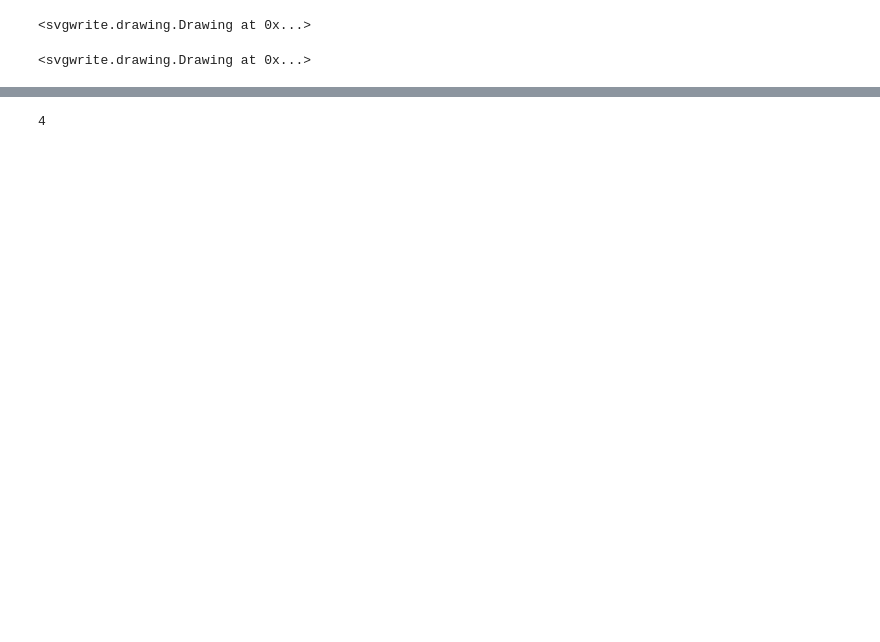
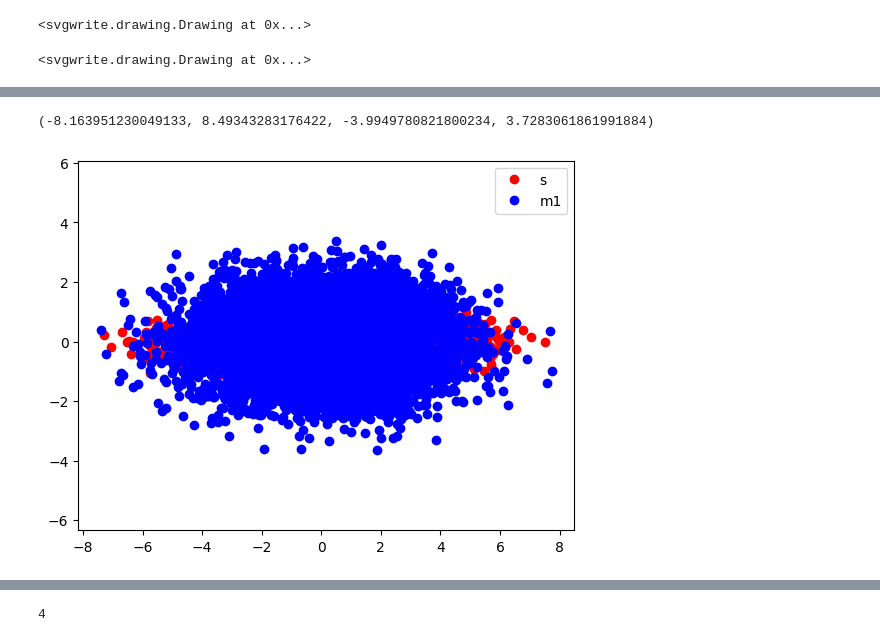
Before and after one commit to AmAmIyA-Q/CM-Model, a Jupyter notebook: CollisionModel_test.ipynb, the cells around one changed output, grey strips where cells are left out. Drawn from its saved outputs; the diff is of its cells as text; code cells hidden in the pictures; blank space fills up the shorter version.

```diff
--- a/CollisionModel_test.ipynb
+++ b/CollisionModel_test.ipynb
@@ -120,3 +126,14 @@ e_xp:  [[ 1.5402956  -0.9968549   1.3447788  ... -0.68585247  0.6836393
+# %%
+import matplotlib.pyplot as plt
+plt.plot(s_xj, m_xp[0], 'ro', label='s')
+plt.plot(s_xk, m_xp[1], 'bo', label='m1')
+# plt.plot(m_xp[2], m_xp[3], 'o', label='m2')
+# plt.plot(e_xp[0], e_xp[1], 'go', label='e1')
+plt.legend()
+plt.axis('equal')
+# %% [output]
+(-8.163951230049133, 8.49343283176422, -3.9949780821800234, 3.7283061861991884)
+[figure, added]
 # %%
 def get_sigma(xj, xk):
     return np.cov(xj, xk)
```
Also changed, not shown: parts of 11 cells of this notebook, 57 other files.
